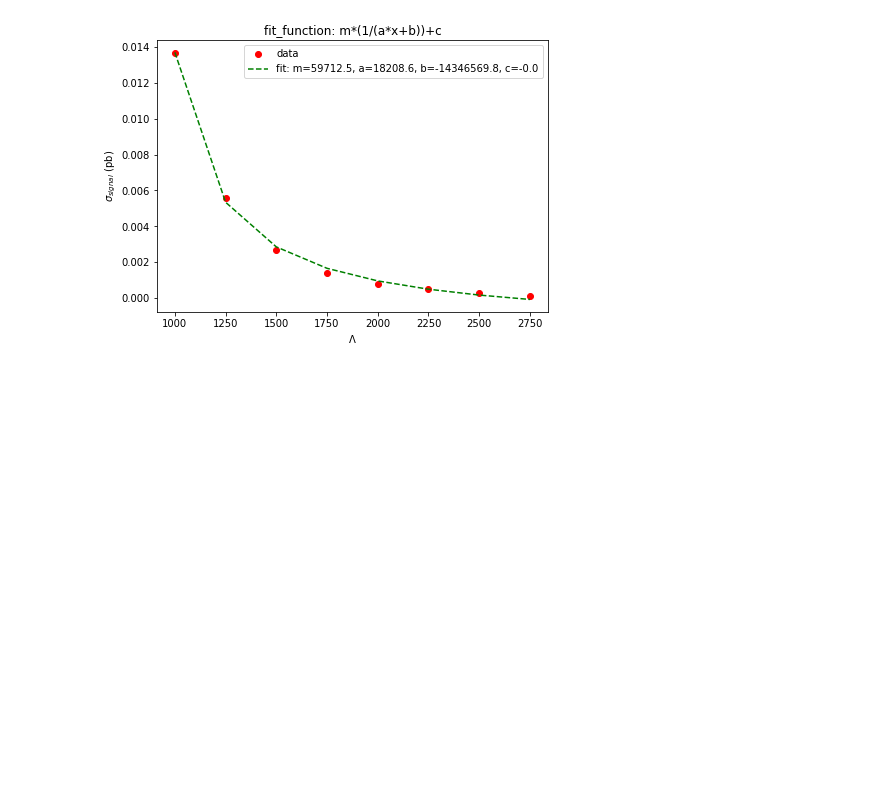
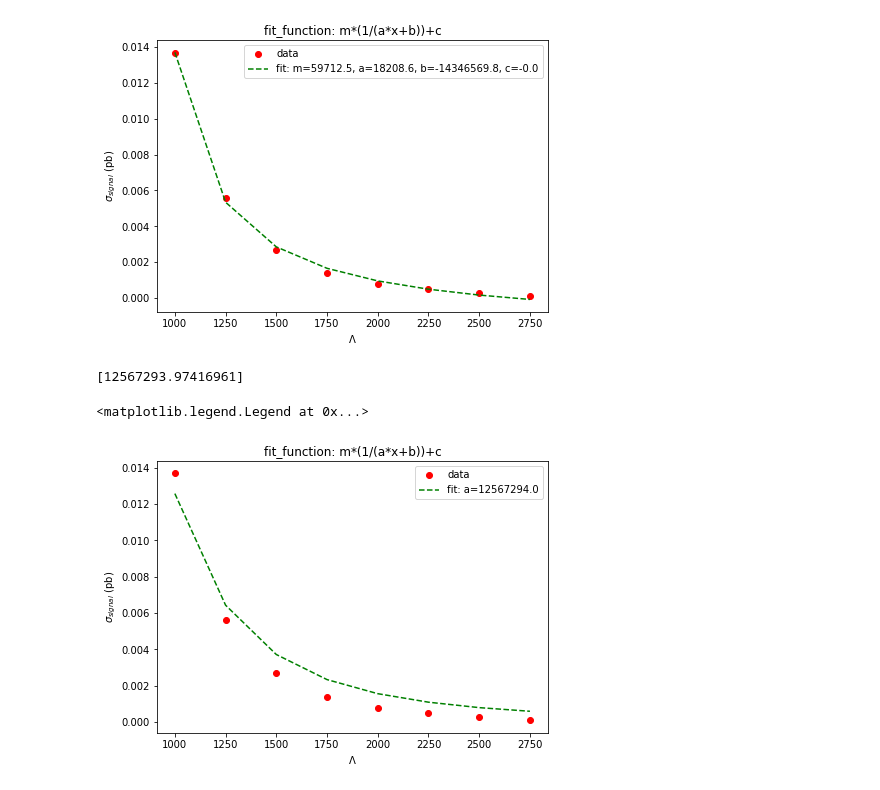
Before and after one commit to mghasemi19/TopFC, a Jupyter notebook: Ntuple_prod/xsec/scalar_xsec.ipynb, the cells around one changed output. Saved outputs shown, nothing was run; the diff lists cells and outputs as text; code cells hidden in the pictures; blank space fills up the shorter version.

Commit message:
Add UL plots for Lambda

```diff
--- a/Ntuple_prod/xsec/scalar_xsec.ipynb
+++ b/Ntuple_prod/xsec/scalar_xsec.ipynb
@@ -46,3 +46,22 @@ plt.legend()
 [ 5.97125216e+04  1.82086115e+04 -1.43465698e+07 -1.75336719e-03]
 <matplotlib.legend.Legend at 0x...>
 [figure]
+# %%
+def func(x, a):
+    return a/(x**3)
+popt, pcov = optimize.curve_fit(func, gamma, xsec,method="lm")
+
+print(popt)
+#print(pcov)
+
+plt.figure(figsize=(7,5))
+plt.plot(gamma, xsec, 'ro', label='data')
+plt.plot(np.array(gamma), func(np.array(gamma), *popt), 'g--', label='fit: a=%.1f' % tuple(popt))
+plt.xlabel('$\Lambda$')
+plt.ylabel('$\sigma_{signal}$ (pb)')
+plt.title('fit_function: m*(1/(a*x+b))+c')
+plt.legend()
+# %% [output]
+[12567293.97416961]
+<matplotlib.legend.Legend at 0x...>
+[figure, added]
```
Also changed, not shown: parts of 3 cells of this notebook, 2 other files.
